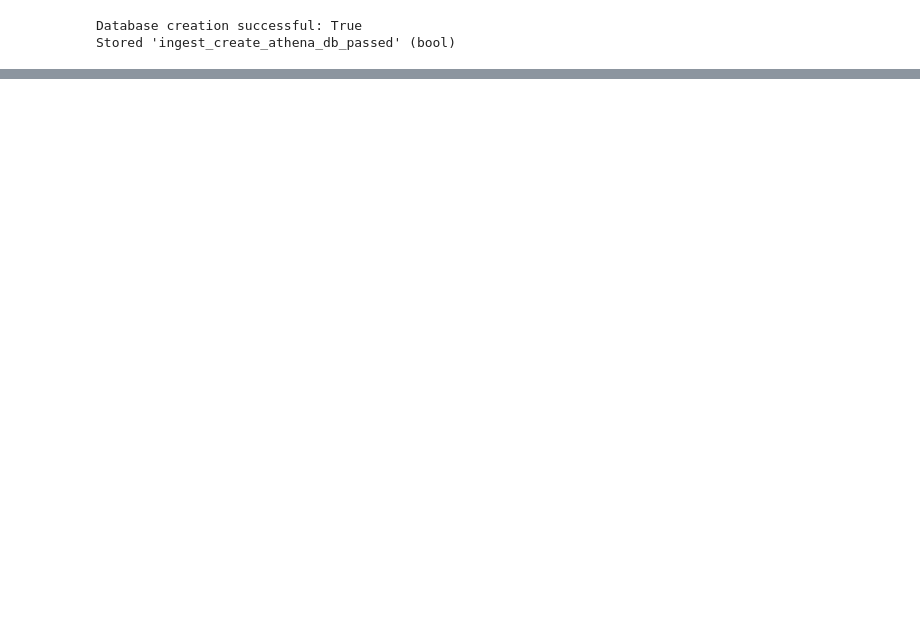
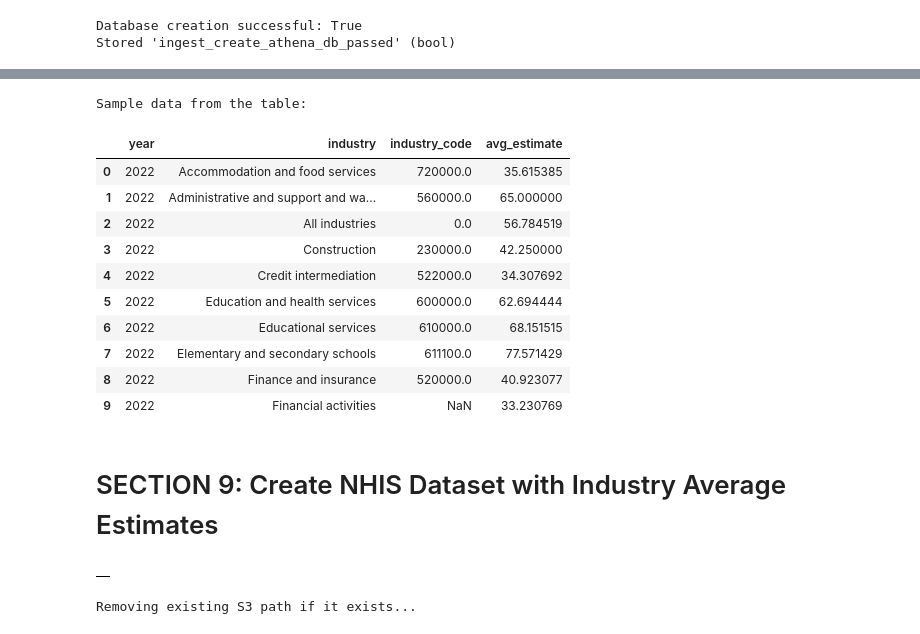
Before and after one commit to renaqd/sagemaker-mlops, a Jupyter notebook: data_management/data_ingestion.ipynb, the cells around one changed output, grey strips where cells are left out. Saved outputs shown, nothing was run; the diff lists cells and outputs as text; code cells hidden in the pictures; blank space fills up the shorter version.

```diff
--- a/data_management/data_ingestion.ipynb
+++ b/data_management/data_ingestion.ipynb
@@ -180,0 +472,4 @@ Total records in ld_data: 150220
+# %%
+# Check if the table was created successfully
+table_created = table_name in df_show['tab_name'].values
+print(f"\nTable '{table_name}' creation successful: {table_created}")
@@ -180,0 +478,11 @@ Total records in ld_data: 150220
+# %%
+# If the table was created successfully, show a sample of the data
+if table_created:
+    sample_query = f"""
+    SELECT *
+    FROM {database_name}.{table_name}
+    LIMIT 10
+    """
+    print("\nSample data from the table:")
+    df_sample = pd.read_sql(sample_query, conn)
+    display(df_sample)
@@ -180,0 +565,13 @@ Total records in ld_data: 150220
+# %%
+# Execute the create table statement
+pd.read_sql(create_table_statement, conn)
+
+# Verify table creation
+show_tables_statement = f"SHOW TABLES in {database_name}"
+df_show = pd.read_sql(show_tables_statement, conn)
+print("\nTables in the database:")
+print(df_show)
+
+# Check if the table was created successfully
+table_created = table_name in df_show['tab_name'].values
+print(f"\nTable '{table_name}' creation successful: {table_created}")
@@ -180,0 +587,27 @@ Total records in ld_data: 150220
+# %%
+# If the table was created successfully, show a sample of the data
+if table_created:
+    sample_query = f"""
+    SELECT *
+    FROM {database_name}.{table_name}
+    WHERE year = 2022
+    LIMIT 10
+    """
+    print("\nSample data from the table:")
+    df_sample = pd.read_sql(sample_query, conn)
+    display(df_sample)
+# %% [output]
+Sample data from the table:
+|  | year | industry | industry_code | avg_estimate |
+| 0 | 2022 | Accommodation and food services | 720000.0 | 35.615385 |
+| 1 | 2022 | Administrative and support and wa... | 560000.0 | 65.000000 |
+| 2 | 2022 | All industries | 0.0 | 56.784519 |
+| 3 | 2022 | Construction | 230000.0 | 42.250000 |
+| 4 | 2022 | Credit intermediation | 522000.0 | 34.307692 |
+| 5 | 2022 | Education and health services | 600000.0 | 62.694444 |
+| 6 | 2022 | Educational services | 610000.0 | 68.151515 |
+| 7 | 2022 | Elementary and secondary schools | 611100.0 | 77.571429 |
+| 8 | 2022 | Finance and insurance | 520000.0 | 40.923077 |
+| 9 | 2022 | Financial activities | NaN | 33.230769 |
+# %% [markdown]
+# SECTION 9: Create NHIS Dataset with Industry Average Estimates
@@ -180,0 +617,6 @@ Total records in ld_data: 150220
+# %%
+# Drop the table if it exists to recreate it
+drop_table_statement = f"DROP TABLE IF EXISTS {database_name}.{new_table_name}"
+pd.read_sql(drop_table_statement, conn)
+# %% [output]
+|  |
@@ -180,0 +628,6 @@ Total records in ld_data: 150220
+# %%
+# Clean up the existing S3 directory (since we can't overwrite it)
+print(f"Removing existing S3 path if it exists...")
+!aws s3 rm --recursive s3://{bucket}/nhis_with_estimates > /dev/null 2>&1
+# %% [output]
+Removing existing S3 path if it exists...
```
Also changed, not shown: parts of 57 cells of this notebook.
